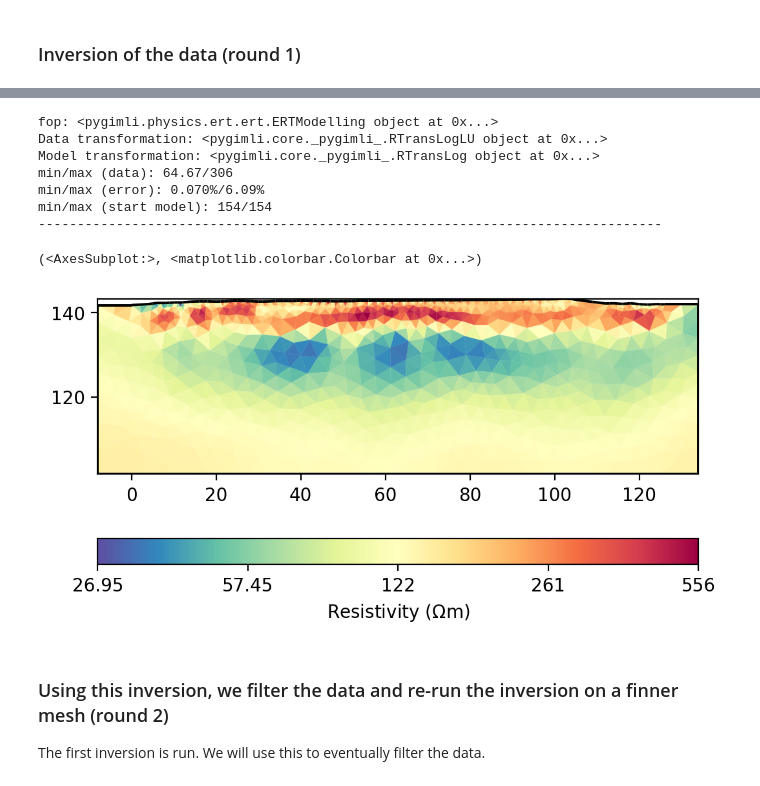
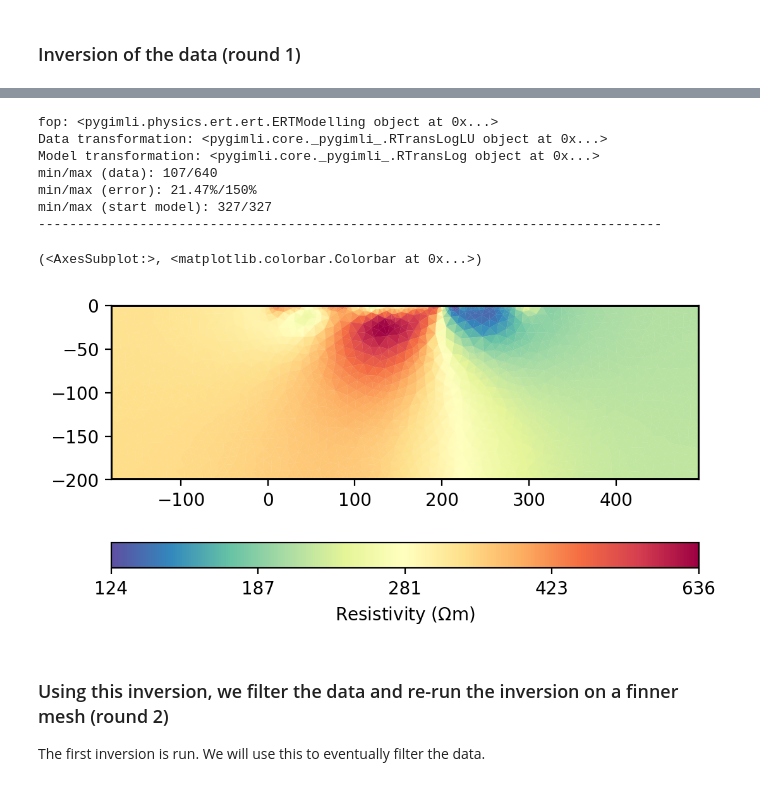
Before and after one commit to hadrienmichel/ERTUtilities, a Jupyter notebook: Inversion.ipynb, the cells around one changed output, grey strips where cells are left out. Drawn from its saved outputs; the diff is of its cells as text; code cells hidden in the pictures.

```diff
--- a/Inversion.ipynb
+++ b/Inversion.ipynb
@@ -31,10 +31,10 @@ def plotCompareResults(data, invResults):
 # %% [markdown]
 ### File system and names
 # %%
-directory = './VSL_Data/'
-dataFile = 'Line2_Gradient7.dat'
+directory = './AgatheData/'
+dataFile = 'PP2_BerleurFontaineCadet.ohm'
 hasIP = False
-saveDir = 'Save_Line2/'
+saveDir = ''
 # %% [markdown]
 ### Base inversion and parameters
 # %%
@@ -53,13 +53,13 @@ if not data.allNonZero('rhoa'):
 if not data.allNonZero('err'):
     absoluteError = 0.001
     relativeError = 0.03
-    data['err'] = relativeError + absoluteError / data['rhoa']
+    data['err'] = relativeError + absoluteError / data['rhoa'] # In % of the resistance
 
 mgr = ERTManager(data)
 # Mesh creation
-paraDepth = 40 # Depth to obtain at any points on the profile
+paraDepth = 200 # Depth to obtain at any points on the profile
 quality = 33.6
-paraMaxCellSize = 2.5
+paraMaxCellSize = 20
 paraDX = 1
 # Changes to the paraDepth
 positions = data.sensors()
@@ -81,14 +81,14 @@ pg.show(mgr.paraDomain)
 mgr.checkData(data)
 lam = 20
 verbose = True
-robustData = False
+robustData = True
 chi1Opt = False # Optimize lambda for chi2 = 1
 # Initialization inversion
 mod = mgr.invert(mesh=meshInit, lam=lam, verbose=verbose, maxIter=1)
 
 # Setting parameters for controled inversion
 inv = mgr.fw.inv
-inv.setRobustData(True)
+inv.setRobustData(robustData)
 inv.setVerbose(verbose)
 inv.setLambda(lam)
 inv.setDeltaPhiAbortPercent(1)
@@ -107,12 +107,12 @@ mgr.showResult(model=mod)
 fop: <pygimli.physics.ert.ert.ERTModelling object at 0x...>
 Data transformation: <pygimli.core._pygimli_.RTransLogLU object at 0x...>
 Model transformation: <pygimli.core._pygimli_.RTransLog object at 0x...>
-min/max (data): 64.67/306
-min/max (error): 0.070%/6.09%
-min/max (start model): 154/154
+min/max (data): 107/640
+min/max (error): 21.47%/150%
+min/max (start model): 327/327
 --------------------------------------------------------------------------------
 (<AxesSubplot:>, <matplotlib.colorbar.Colorbar at 0x...>)
-[figure, old version]
+[figure, new version]
 # %% [markdown]
 ### Using this inversion, we filter the data and re-run the inversion on a finner mesh (round 2)
 The first inversion is run. We will use this to eventually filter the data.
```
Also changed, not shown: parts of 6 cells of this notebook, 7 other files.
